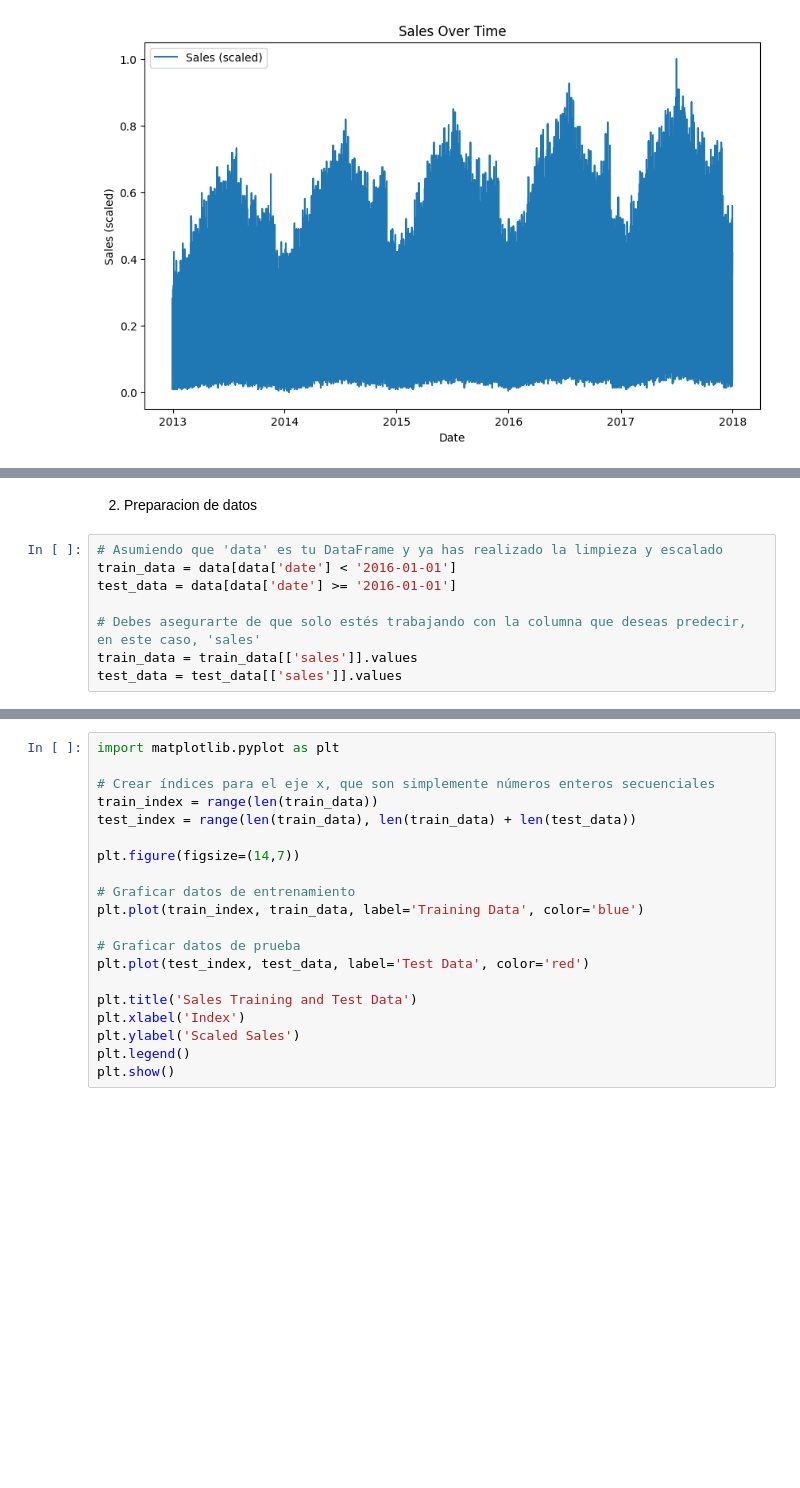
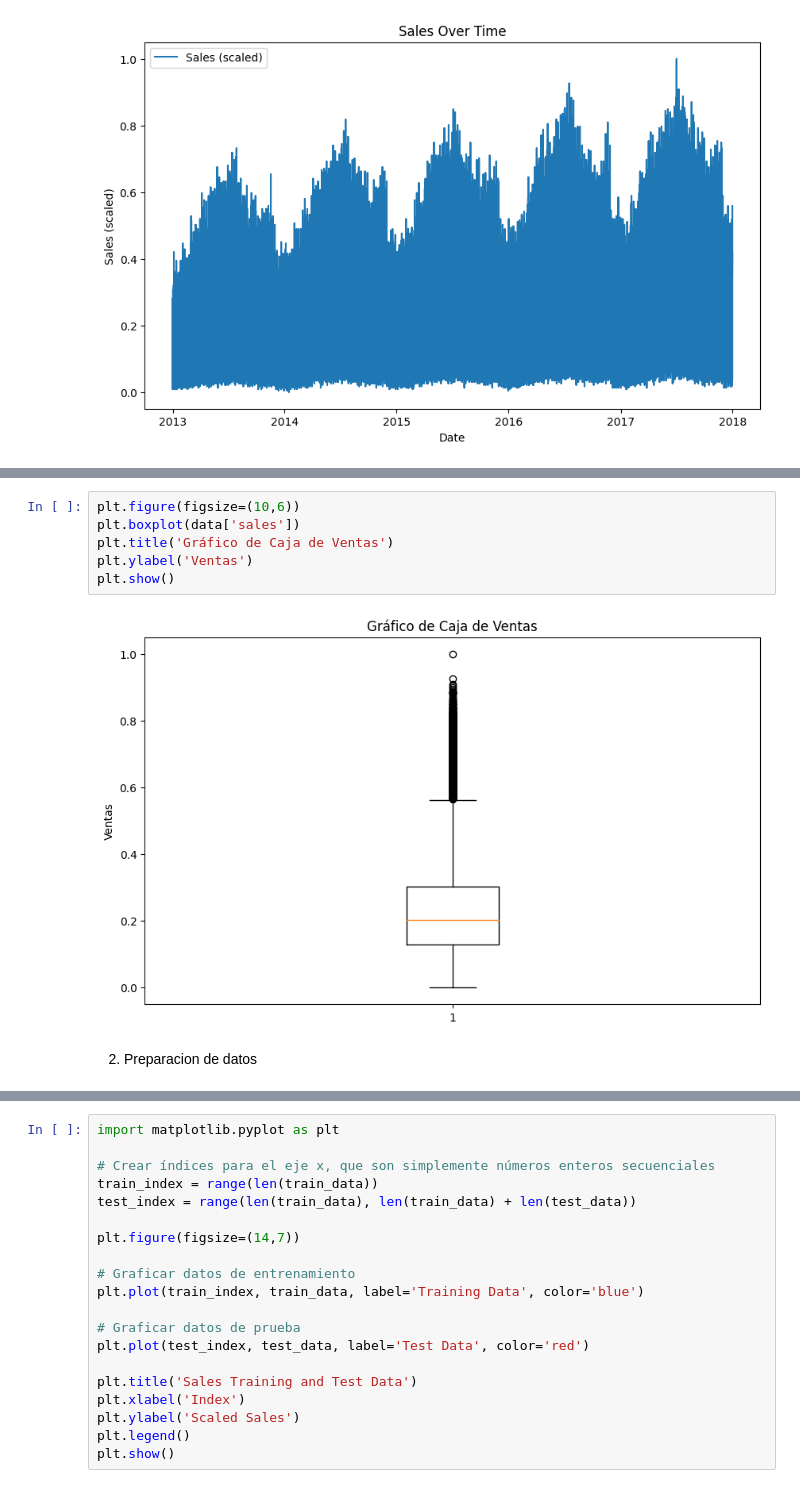
Before and after one commit to fredyvelasquezgt/Lab-9-DL, a Jupyter notebook: lab_9.ipynb, the cells around one changed output, grey strips where cells are left out. Cells and saved outputs as stored; diff of their text form; blank space fills up the shorter version.

```diff
--- a/lab_9.ipynb
+++ b/lab_9.ipynb
@@ -71,10 +132,10 @@ plt.show()
+# %%
+plt.figure(figsize=(10,6))
+plt.boxplot(data['sales'])
+plt.title('Gráfico de Caja de Ventas')
+plt.ylabel('Ventas')
+plt.show()
+# %% [output]
+[figure, added]
 # %% [markdown]
 2. Preparacion de datos
-# %%
-# Asumiendo que 'data' es tu DataFrame y ya has realizado la limpieza y escalado
-train_data = data[data['date'] < '2016-01-01']
-test_data = data[data['date'] >= '2016-01-01']
-
-# Debes asegurarte de que solo estés trabajando con la columna que deseas predecir, en este caso, 'sales'
-train_data = train_data[['sales']].values
-test_data = test_data[['sales']].values
```
Also changed, not shown: parts of 10 cells of this notebook.
